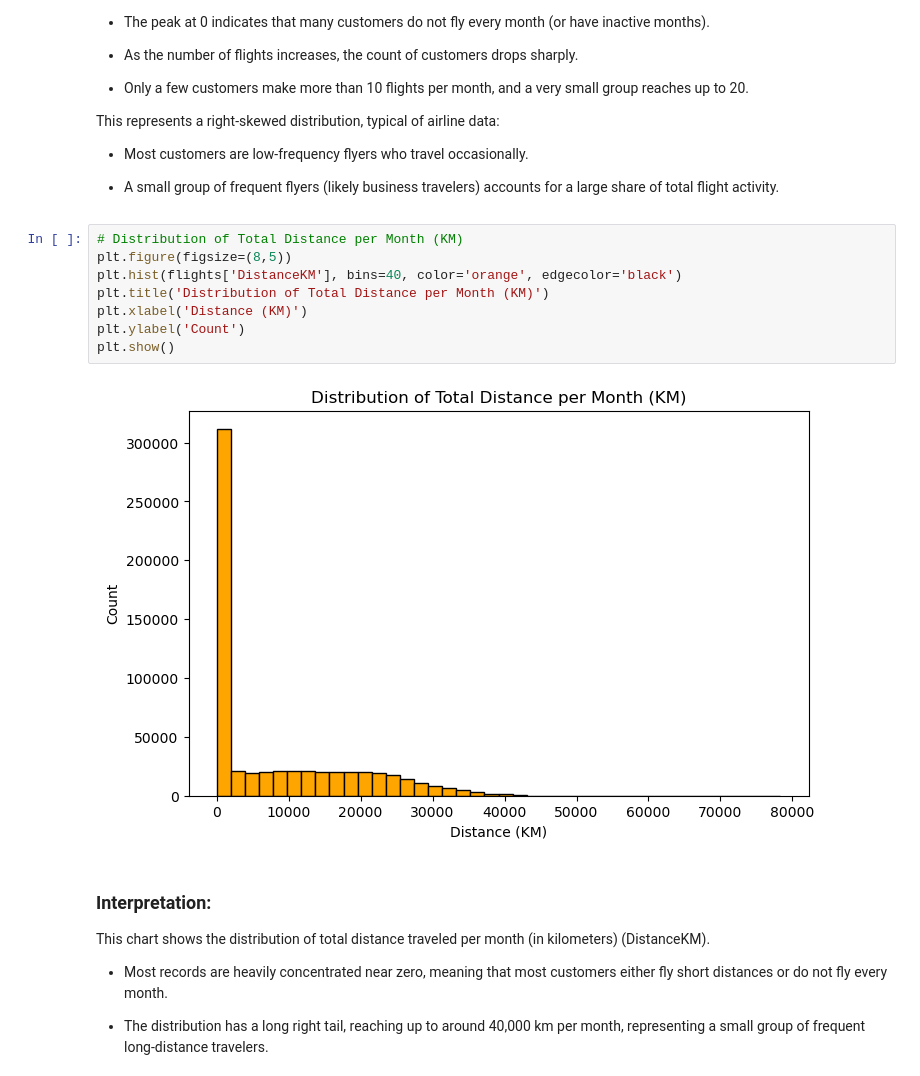
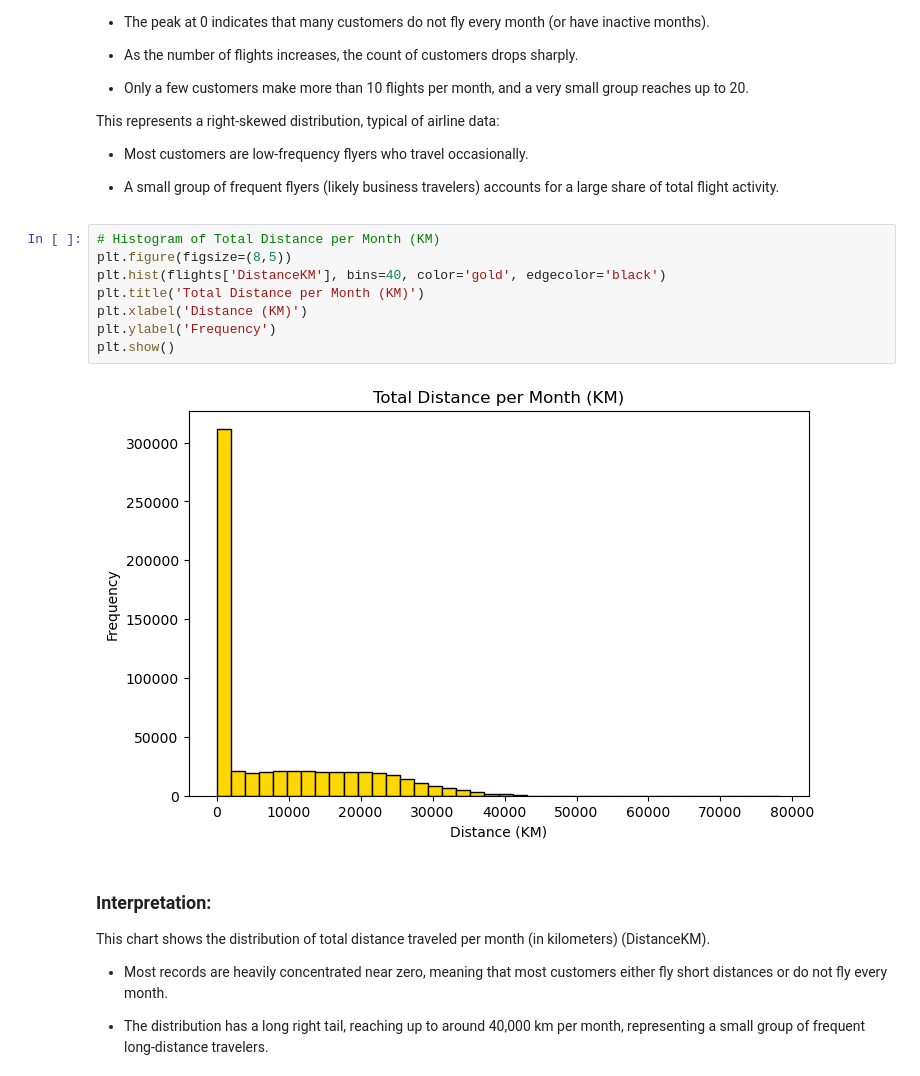
Before and after one commit to Zeineb-Hajji/DM_Project, a Jupyter notebook: Data_Mining_Project.ipynb, the cells around one changed output. Saved outputs shown, nothing was run; the diff lists cells and outputs as text.

```diff
--- a/Data_Mining_Project.ipynb
+++ b/Data_Mining_Project.ipynb
@@ -585,15 +644,15 @@ This represents a right-skewed distribution, typical of airline data:
 
 - A small group of frequent flyers (likely business travelers) accounts for a large share of total flight activity.
 # %%
-# Distribution of Total Distance per Month (KM)
+# Histogram of Total Distance per Month (KM)
 plt.figure(figsize=(8,5))
-plt.hist(flights['DistanceKM'], bins=40, color='orange', edgecolor='black')
-plt.title('Distribution of Total Distance per Month (KM)')
+plt.hist(flights['DistanceKM'], bins=40, color='gold', edgecolor='black')
+plt.title('Total Distance per Month (KM)')
 plt.xlabel('Distance (KM)')
-plt.ylabel('Count')
+plt.ylabel('Frequency')
 plt.show()
 # %% [output]
-[figure, old version]
+[figure, new version]
 # %% [markdown]
 ### Interpretation:
 
```
Also changed, not shown: parts of 57 cells of this notebook.
